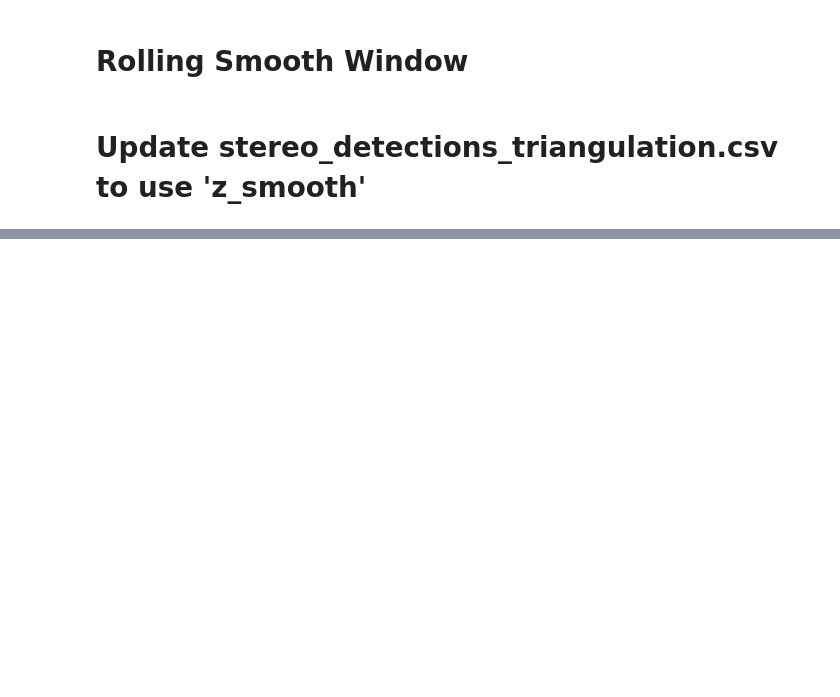
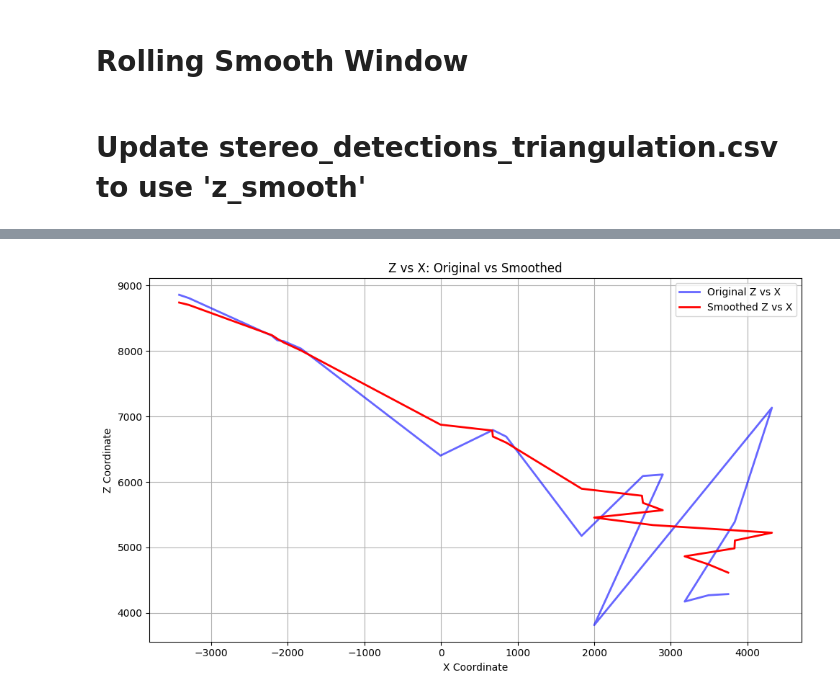
Before and after one commit to damianstone/cv-calibration-triangulation, a Jupyter notebook: notebooks/smooth_depth.ipynb, the cells around one changed output, grey strips where cells are left out. Saved outputs shown, nothing was run; the diff lists cells and outputs as text; code cells hidden in the pictures; blank space fills up the shorter version.

```diff
--- a/notebooks/smooth_depth.ipynb
+++ b/notebooks/smooth_depth.ipynb
@@ -162,0 +155,22 @@ plot_3d_trajectory(coords, title='Smoothed 3D Position')
+# %%
+def plot_z_vs_x(original_coords, smooth_coords, title='Z vs X'):
+    x_smooth, x_orig = smooth_coords[:, 0], original_coords[:, 0]
+    z_smooth, z_orig = smooth_coords[:, 2], original_coords[:, 2]
+
+    plt.figure(figsize=(10, 6))
+    plt.plot(x_orig, z_orig, label='Original Z vs X', color='blue', alpha=0.6, linewidth=2)
+    plt.plot(x_smooth, z_smooth, label='Smoothed Z vs X', color='red', linewidth=2)
+
+    plt.xlabel('X Coordinate')
+    plt.ylabel('Z Coordinate')
+    plt.title(title)
+    plt.grid(True)
+    plt.legend()
+    plt.tight_layout()
+    plt.show()
+
+# Usage:
+smooth_coords = np.array(list(filtered_shot['position_3d_pixels_smooth']))
+plot_z_vs_x(coords, smooth_coords, title='Z vs X: Original vs Smoothed')
+# %% [output]
+[figure, added]
```
Also changed, not shown: parts of 5 cells of this notebook, 1 other file.
